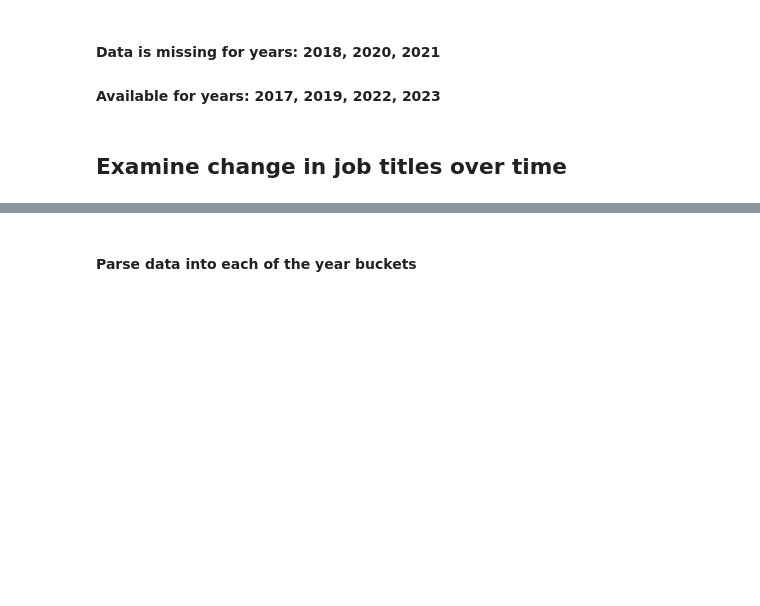
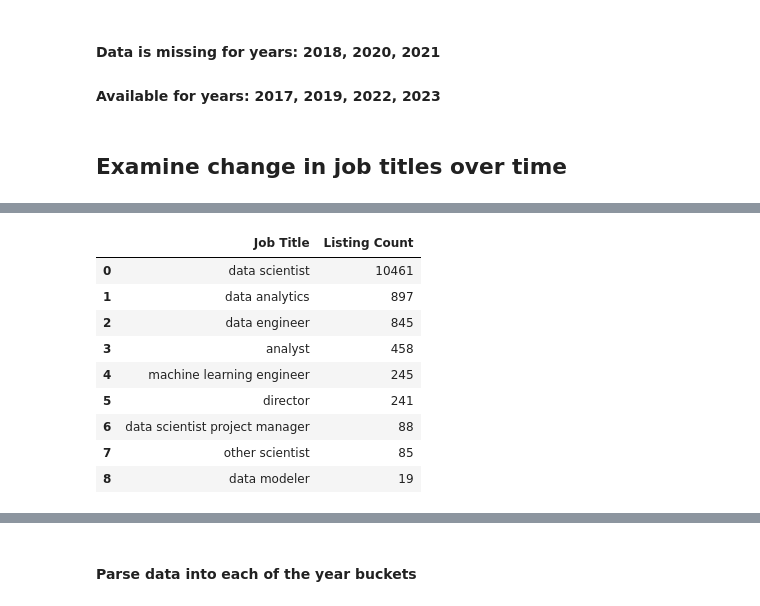
Before and after one commit to devinsuy/DataScience-Jobs-Viz, a Jupyter notebook: notebooks/python/Data Science Jobs Data/EDA_Time_Series.ipynb, the cells around one changed output, grey strips where cells are left out. Drawn from its saved outputs; the diff is of its cells as text; code cells hidden in the pictures; blank space fills up the shorter version.

Commit message:
Add plot for distribution of job titles

```diff
--- a/notebooks/python/Data Science Jobs Data/EDA_Time_Series.ipynb
+++ b/notebooks/python/Data Science Jobs Data/EDA_Time_Series.ipynb
@@ -152,0 +155,4 @@ fig.tight_layout()
+# %%
+df_job_title = df.dropna(subset=['cleansed_job_title'])
+job_title_counts = df_job_title['cleansed_job_title'].value_counts()
+job_title_counts
@@ -152,0 +172,4 @@ fig.tight_layout()
+# %%
+job_title_counts = dict(job_title_counts)
+del job_title_counts['na']
+job_title_counts
@@ -152,0 +186,17 @@ fig.tight_layout()
+# %%
+job_title_counts = pd.DataFrame({
+    'Job Title': job_title_counts.keys(),
+    'Listing Count': job_title_counts.values()
+    })
+job_title_counts
+# %% [output]
+|  | Job Title | Listing Count |
+| 0 | data scientist | 10461 |
+| 1 | data analytics | 897 |
+| 2 | data engineer | 845 |
+| 3 | analyst | 458 |
+| 4 | machine learning engineer | 245 |
+| 5 | director | 241 |
+| 6 | data scientist project manager | 88 |
+| 7 | other scientist | 85 |
+| 8 | data modeler | 19 |
```
Also changed, not shown: parts of 4 cells of this notebook, 3 other files.
